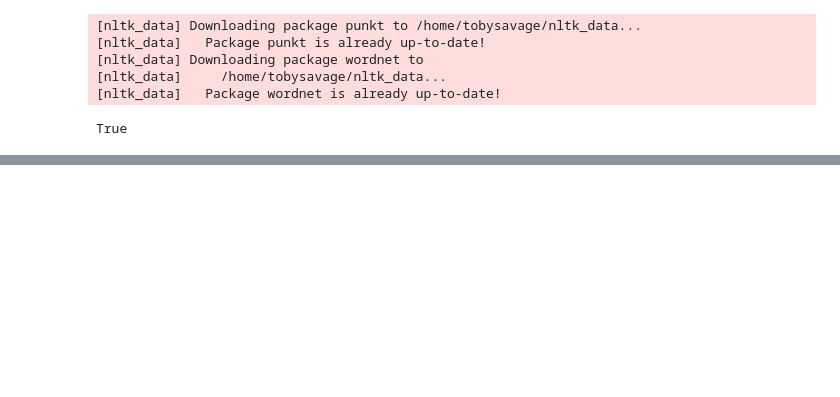
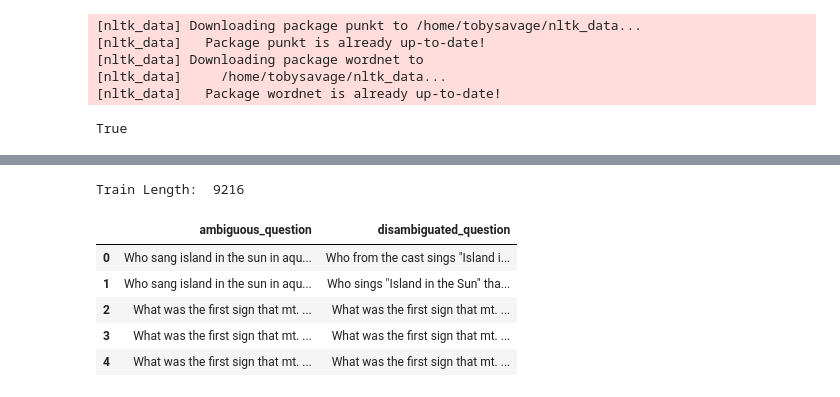
Before and after one commit to tmsavage/LGEN_Ambiguous_Queries, a Jupyter notebook: models/BART_LARGE_FineTune.ipynb, the cells around one changed output, grey strips where cells are left out. Drawn from its saved outputs; the diff is of its cells as text; code cells hidden in the pictures; blank space fills up the shorter version.

```diff
--- a/models/BART_LARGE_FineTune.ipynb
+++ b/models/BART_LARGE_FineTune.ipynb
@@ -35,0 +44,14 @@ for filename in os.listdir(directory):
+# %%
+df_train = pd.read_csv('../../data/LARGE/train_final_csv')
+df_train = df_train.drop(columns='viewed_doc_titles')
+df_train = df_train.drop(columns='question_type')
+print("Train Length: ", len(df_train))
+df_train.head()
+# %% [output]
+Train Length:  9216
+|  | ambiguous_question | disambiguated_question |
+| 0 | Who sang island in the sun in aqu... | Who from the cast sings "Island i... |
+| 1 | Who sang island in the sun in aqu... | Who sings "Island in the Sun" tha... |
+| 2 | What was the first sign that mt. ... | What was the first sign that mt. ... |
+| 3 | What was the first sign that mt. ... | What was the first sign that mt. ... |
+| 4 | What was the first sign that mt. ... | What was the first sign that mt. ... |
```
Also changed, not shown: parts of 20 cells of this notebook, 2 other files.
